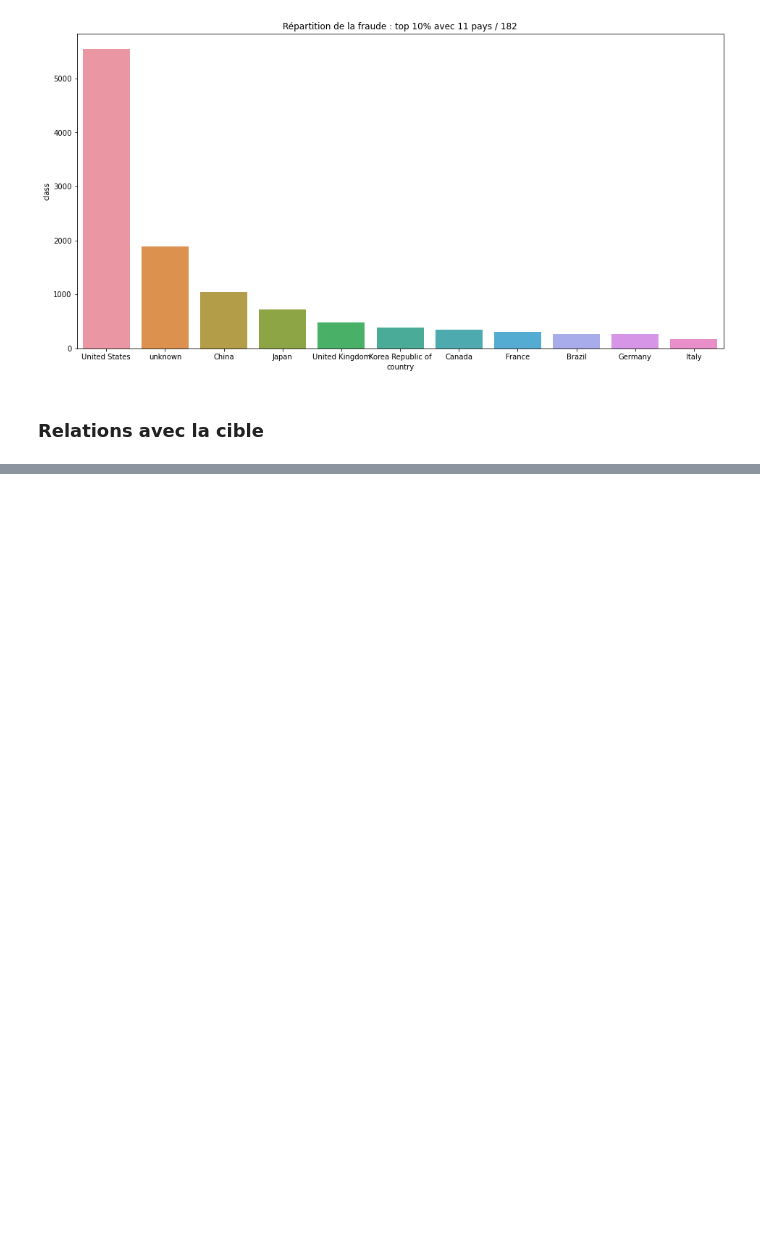
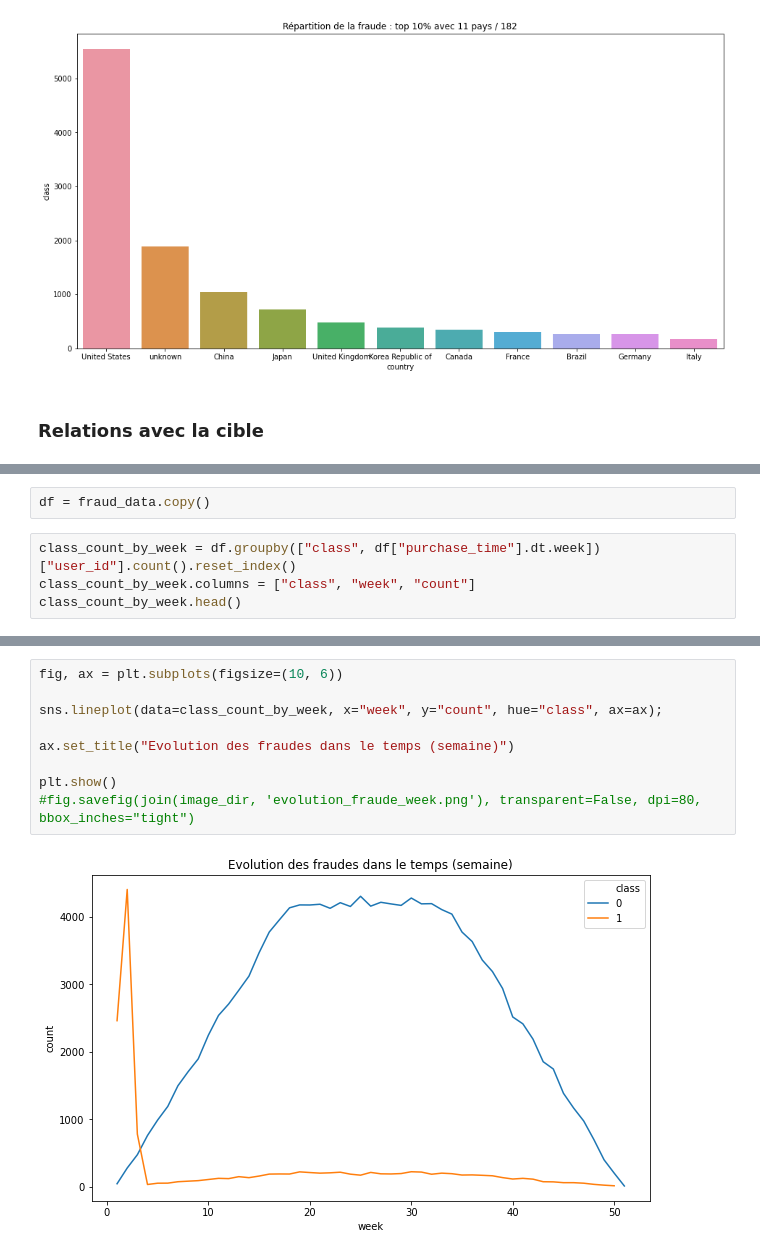
Before and after one commit to thefifthagreement/jedha-fs-s4-project, a Jupyter notebook: fraud_detection_eda.ipynb, the cells around one changed output, grey strips where cells are left out. Drawn from its saved outputs; the diff is of its cells as text; blank space fills up the shorter version.

```diff
--- a/fraud_detection_eda.ipynb
+++ b/fraud_detection_eda.ipynb
@@ -343,0 +370,6 @@ g = sns.lmplot(data=fraud_data, y="class", x="age", logistic=True)
+# %%
+df = fraud_data.copy()
+# %%
+class_count_by_week = df.groupby(["class", df["purchase_time"].dt.week])["user_id"].count().reset_index()
+class_count_by_week.columns = ["class", "week", "count"]
+class_count_by_week.head()
@@ -343,0 +383,11 @@ g = sns.lmplot(data=fraud_data, y="class", x="age", logistic=True)
+# %%
+fig, ax = plt.subplots(figsize=(10, 6))
+
+sns.lineplot(data=class_count_by_week, x="week", y="count", hue="class", ax=ax);
+
+ax.set_title("Evolution des fraudes dans le temps (semaine)")
+
+plt.show()
+#fig.savefig(join(image_dir, 'evolution_fraude_week.png'), transparent=False, dpi=80, bbox_inches="tight")
+# %% [output]
+[figure, added]
```
Also changed, not shown: parts of 15 cells of this notebook.
